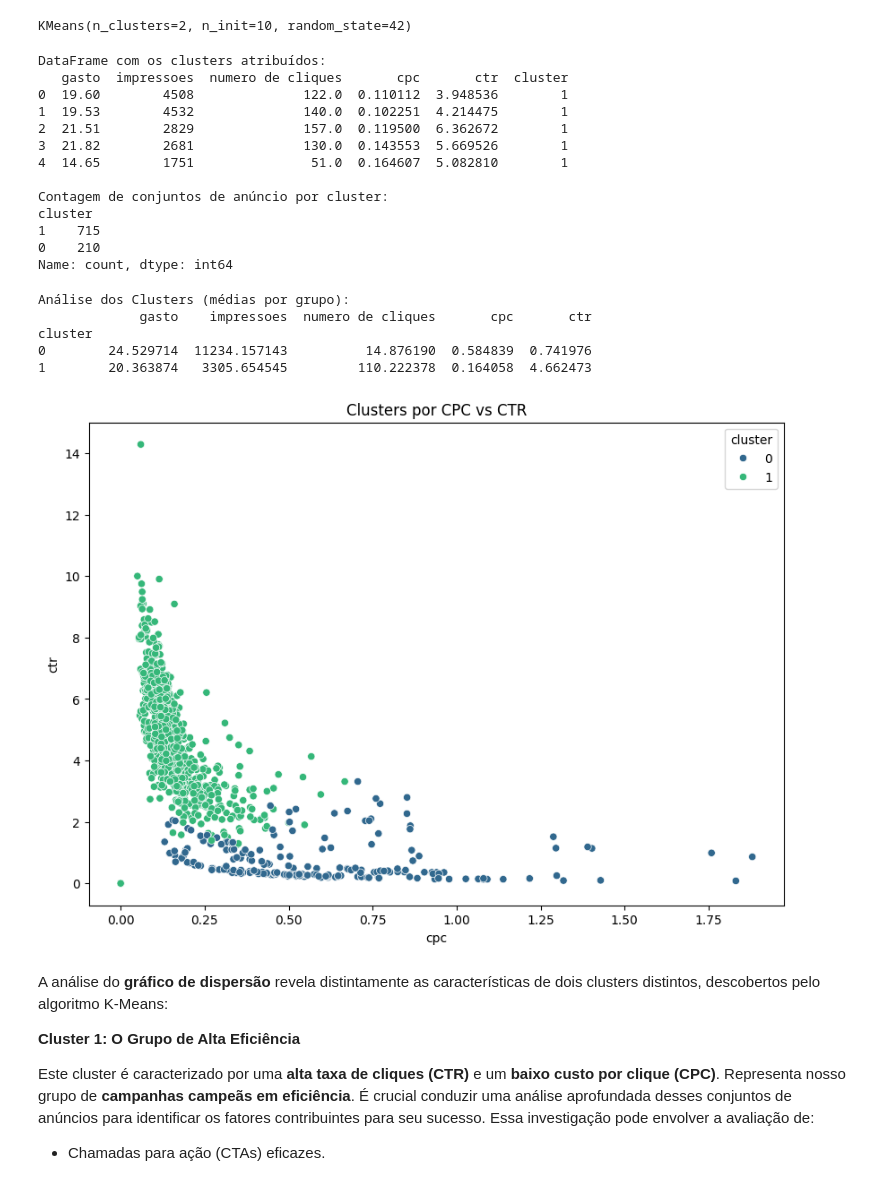
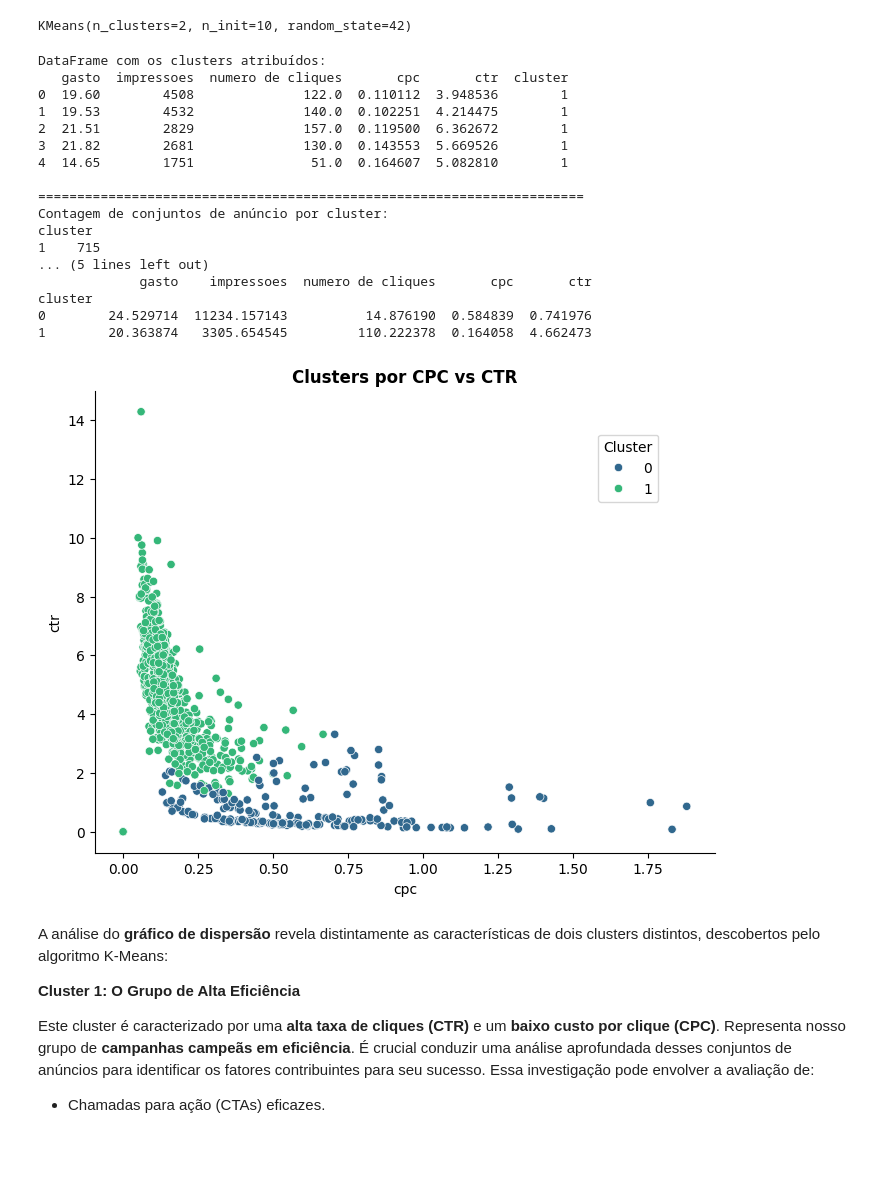
Before and after one commit to Mustasheep/ads-machinelearning, a Jupyter notebook: notebooks/experimento.ipynb, the cells around one changed output. Saved outputs shown, nothing was run; the diff lists cells and outputs as text; code cells hidden in the pictures; blank space fills up the shorter version.

```diff
--- a/notebooks/experimento.ipynb
+++ b/notebooks/experimento.ipynb
@@ -251,5 +51,5 @@ if __name__ == "__main__":
 # %%
-df = pd.read_csv('relatorio_consolidado_clientes.csv')
+df = pd.read_csv('../pipeline/relatorio_consolidado_clientes.csv')
 df.info()
 df.head()
 # %% [output]
@@ -536,8 +336,13 @@ df_cluster['cluster'] = kmeans.labels_
 print("DataFrame com os clusters atribuídos:")
 print(df_cluster.head())
 
-print("\nContagem de conjuntos de anúncio por cluster:")
+print(f"\n{'='*70}\nContagem de conjuntos de anúncio por cluster:")
 print(df_cluster['cluster'].value_counts())
+
+# --- ANÁLISE AGRUPAD DAS MÉDIAS ---
+cluster_analysis = df_cluster.groupby('cluster').mean(numeric_only=True)
+print(f"\n{'='*70}\nAnálise dos Clusters (médias por grupo):")
+print(cluster_analysis[['gasto', 'impressoes', 'numero de cliques', 'cpc', 'ctr']])
 # %% [output]
 DataFrame com os clusters atribuídos:
    gasto  impressoes  numero de cliques       cpc       ctr  cluster
@@ -547,36 +352,33 @@ DataFrame com os clusters atribuídos:
 3  21.82        2681              130.0  0.143553  5.669526        1
 4  14.65        1751               51.0  0.164607  5.082810        1
 
+======================================================================
 Contagem de conjuntos de anúncio por cluster:
 cluster
 1    715
-0    210
-Name: count, dtype: int64
+... (5 lines left out)
+             gasto    impressoes  numero de cliques       cpc       ctr
+cluster
+0        24.529714  11234.157143          14.876190  0.584839  0.741976
+1        20.363874   3305.654545         110.222378  0.164058  4.662473
-# %%
-# --- ANÁLISE AGRUPAD DAS MÉDIAS ---
-cluster_analysis = df_cluster.groupby('cluster').mean(numeric_only=True)
-
-print("Análise dos Clusters (médias por grupo):")
-print(cluster_analysis[['gasto', 'impressoes', 'numero de cliques', 'cpc', 'ctr']])
-# %% [output]
-Análise dos Clusters (médias por grupo):
-             gasto    impressoes  numero de cliques       cpc       ctr
-cluster
-0        24.529714  11234.157143          14.876190  0.584839  0.741976
-1        20.363874   3305.654545         110.222378  0.164058  4.662473
 # %%
-plt.figure(figsize=(10, 7))
-sns.scatterplot(
+plt.figure(figsize=(8, 6))
+ax = sns.scatterplot(
     data=df_cluster,
     x='cpc',
     y='ctr',
     hue='cluster',
     palette='viridis'
 )
-plt.title('Clusters por CPC vs CTR')
+
+ax.spines['top'].set_visible(False)
+ax.spines['right'].set_visible(False)
+
+ax.legend(title='Cluster', loc='upper right', bbox_to_anchor=(0.92, 0.92))
+plt.title('Clusters por CPC vs CTR', fontweight='bold')
 plt.show()
 # %% [output]
-[figure, old version]
+[figure, new version]
 # %% [markdown]
 A análise do **gráfico de dispersão** revela distintamente as características de dois clusters distintos, descobertos pelo algoritmo K-Means:
 
```
Also changed, not shown: parts of 4 cells of this notebook, 5 other files.
